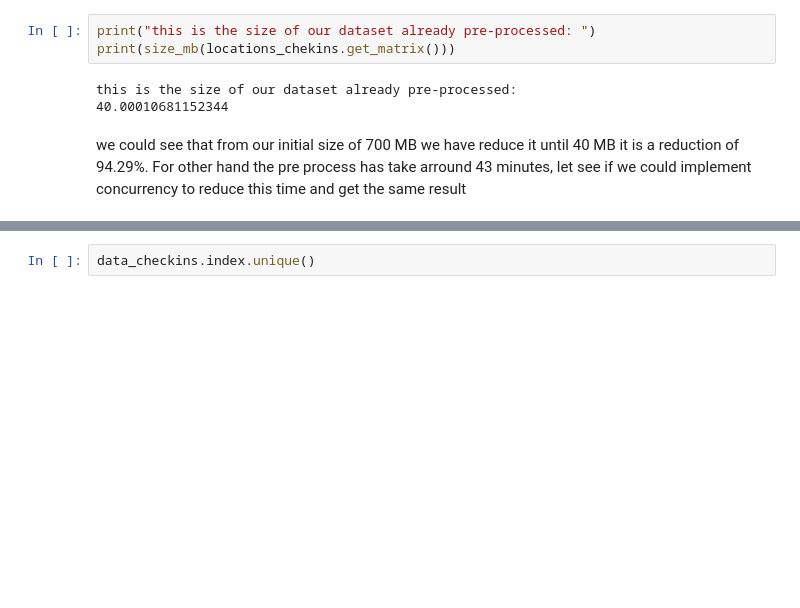
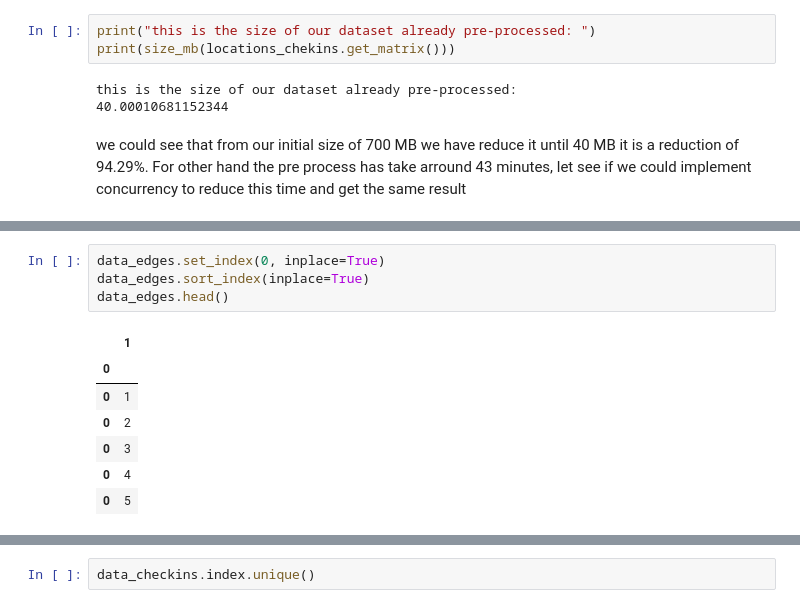
Before and after one commit to secano97/Gowalla, a Jupyter notebook: Data Understanding.ipynb, the cells around one changed output, grey strips where cells are left out. Drawn from its saved outputs; the diff is of its cells as text; blank space fills up the shorter version.

```diff
--- a/Data Understanding.ipynb
+++ b/Data Understanding.ipynb
@@ -356,0 +457,12 @@ del location_id, location_checkins, user_ids, user_id, user_dates, first_date, l
+# %%
+data_edges.set_index(0, inplace=True)
+data_edges.sort_index(inplace=True)
+data_edges.head()
+# %% [output]
+|  | 1 |
+| 0 |  |
+| 0 | 1 |
+| 0 | 2 |
+| 0 | 3 |
+| 0 | 4 |
+| 0 | 5 |
```
Also changed, not shown: parts of 31 cells of this notebook.
